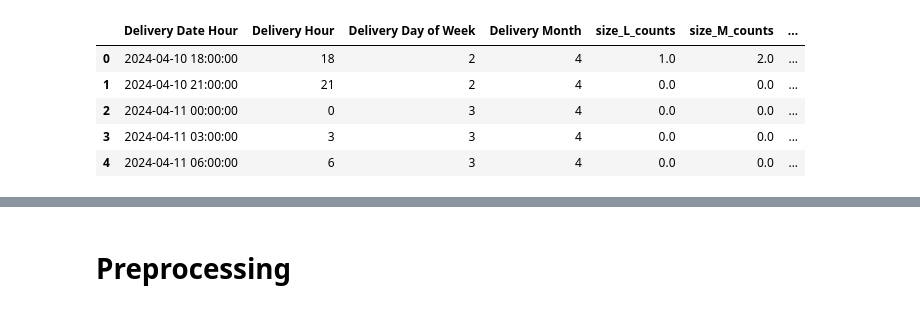
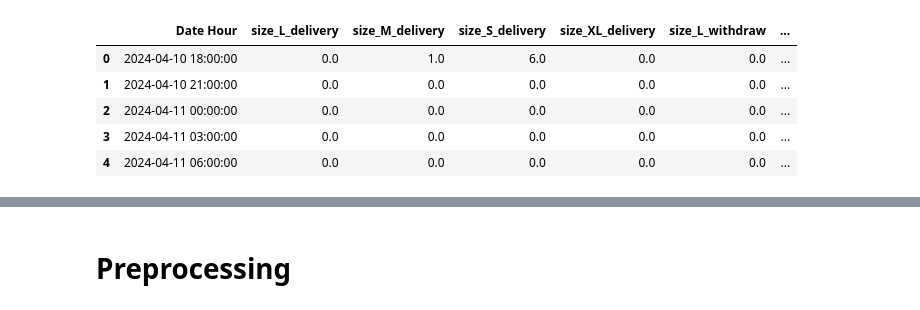
Before and after one commit to chauanphu/pl-forecasting, a Jupyter notebook: solution.ipynb, the cells around one changed output, grey strips where cells are left out. Cells and saved outputs as stored; diff of their text form; code cells hidden in the pictures.

```diff
--- a/solution.ipynb
+++ b/solution.ipynb
@@ -9,35 +8,67 @@ from sklearn.model_selection import GridSearchCV
 # %%
 LOCKER_NAME = "508-1"
-LOCKER_SIZE = "L"
-SIZE_FEATURE = f"size_{LOCKER_SIZE}_counts"
+LOCKER_SIZE = "S"
+SIZE_WITHDRAW = f"size_{LOCKER_SIZE}_withdraw"
+SIZE_DELIVERY = f"size_{LOCKER_SIZE}_delivery"
+
+# Load and parse
 df = pd.read_csv(f'dataset/lockers/{LOCKER_NAME}.csv')
-df['Delivery Date Hour'] = pd.to_datetime(df['Delivery Date Hour'])
-df.set_index('Delivery Date Hour', inplace=True)
+df['Date Hour'] = pd.to_datetime(df['Date Hour'])
 
-# Resample to 3-hour intervals, summing the counts
-df = df.resample('3h').sum().reset_index()
-# Add lag features
-df['lag_1'] = df[SIZE_FEATURE].shift(1)
-df['lag_2'] = df[SIZE_FEATURE].shift(2)
-# Calculate hours since last record
-# df['hours_since_last'] = df['Delivery Date Hour'].diff().dt.total_seconds() / 3600
-# df = df.fillna(0)
+# Set datetime index and resample to 3-hour intervals (keep as index for time-aware rolling)
+df = df.set_index('Date Hour')
+df = df.resample('3h').sum()
 
+# Add cumulative delivery features for each size using integer windows on the 3h-resampled series.
+# Use min_periods=1 so partial windows at the beginning still produce sums instead of NaN.
+# size_delivery_cols = [col for col in df.columns if col.endswith('_delivery')]
+# for col in size_delivery_cols:
+#     df[f'{col}_last_6h'] = df[col].rolling(window=2, min_periods=1).sum()   # 6 hours = 2 * 3h
+#     df[f'{col}_last_18h'] = df[col].rolling(window=6, min_periods=1).sum()  # 18 hours = 6 * 3h
+#     df[f'{col}_last_1d'] = df[col].rolling(window=8, min_periods=1).sum()    # 1 day = 8 * 3h
+#     df[f'{col}_last_2d'] = df[col].rolling(window=16, min_periods=1).sum()   # 2 days = 16 * 3h
+
+# If you also want withdraw cumulative features, uncomment and adapt the following:
+# size_withdraw_cols = [col for col in df.columns if col.endswith('_withdraw')]
+# for col in size_withdraw_cols:
+#     df[f'{col}_last_6h'] = df[col].rolling(window=2, min_periods=1).sum()
+#     ...
+
+# Optional: simple rolling aggregates for the selected size (kept for compatibility)
+df[f'delivery_3h'] = df[SIZE_DELIVERY].rolling(window=1, min_periods=1).sum()
+df[f'delivery_6h'] = df[SIZE_DELIVERY].rolling(window=2, min_periods=1).sum()
+df[f'delivery_18h'] = df[SIZE_DELIVERY].rolling(window=6, min_periods=1).sum()
+df[f'delivery_1d'] = df[SIZE_DELIVERY].rolling(window=8, min_periods=1).sum()
+df[f'delivery_2d'] = df[SIZE_DELIVERY].rolling(window=16, min_periods=1).sum()
+
+df[f'withdraw_6h'] = df[SIZE_WITHDRAW].shift(1).rolling(window=2, min_periods=1).sum()
+df[f'withdraw_18h'] = df[SIZE_WITHDRAW].shift(1).rolling(window=6, min_periods=1).sum()
+df[f'withdraw_1d'] = df[SIZE_WITHDRAW].shift(1).rolling(window=8, min_periods=1).sum()
+df[f'withdraw_2d'] = df[SIZE_WITHDRAW].shift(1).rolling(window=16, min_periods=1).sum()
+
+
+# Reset index so downstream code expecting 'Date Hour' column continues to work
+df = df.reset_index()
+
+# Fill NaNs (should be none because min_periods=1) and derive time features
 df = df.fillna(0)
-df['Delivery Hour'] = df['Delivery Date Hour'].dt.hour
-df['Delivery Day of Week'] = df['Delivery Date Hour'].dt.dayofweek
-df['Delivery Month'] = df['Delivery Date Hour'].dt.month
-df['IsBusinessHour'] = df['Delivery Date Hour'].apply(lambda x: 1 if 9 <= x.hour <= 17 else 0)
-df['IsBusinessHour'] = df['Delivery Date Hour'].apply(lambda x: 1 if 9 <= x.hour <= 17 else 0)
-df['IsWeekend'] = df['Delivery Date Hour'].dt.dayofweek.apply(lambda x: 1 if x >= 5 else 0)
+df['Hour'] = df['Date Hour'].dt.hour
+df['Day of Week'] = df['Date Hour'].dt.dayofweek
+df['Month'] = df['Date Hour'].dt.month
+df['IsBusinessHour'] = df['Date Hour'].apply(lambda x: 1 if (9 <= x.hour <= 11) | (13 <= x.hour < 17) else 0)
+df['IsPeakHour'] = df['Date Hour'].apply(lambda x: 1 if 17 <= x.hour <= 20 else 0)
+df['IsWeekend'] = df['Date Hour'].dt.dayofweek.apply(lambda x: 1 if x >= 5 else 0)
 
-df.drop(columns=['IsIndoor'], inplace=True)
+# Drop IsIndoor if present
+if 'IsIndoor' in df.columns:
+    df = df.drop(columns=['IsIndoor'])
+
 df.head()
 # %% [output]
-|  | Delivery Date Hour | Delivery Hour | Delivery Day of Week | Delivery Month | size_L_counts | size_M_counts | ... |
-| 0 | 2024-04-10 18:00:00 | 18 | 2 | 4 | 1.0 | 2.0 | ... |
-| 1 | 2024-04-10 21:00:00 | 21 | 2 | 4 | 0.0 | 0.0 | ... |
-| 2 | 2024-04-11 00:00:00 | 0 | 3 | 4 | 0.0 | 0.0 | ... |
-| 3 | 2024-04-11 03:00:00 | 3 | 3 | 4 | 0.0 | 0.0 | ... |
-| 4 | 2024-04-11 06:00:00 | 6 | 3 | 4 | 0.0 | 0.0 | ... |
+|  | Date Hour | size_L_delivery | size_M_delivery | size_S_delivery | size_XL_delivery | size_L_withdraw | ... |
+| 0 | 2024-04-10 18:00:00 | 0.0 | 1.0 | 6.0 | 0.0 | 0.0 | ... |
+| 1 | 2024-04-10 21:00:00 | 0.0 | 0.0 | 0.0 | 0.0 | 0.0 | ... |
+| 2 | 2024-04-11 00:00:00 | 0.0 | 0.0 | 0.0 | 0.0 | 0.0 | ... |
+| 3 | 2024-04-11 03:00:00 | 0.0 | 0.0 | 0.0 | 0.0 | 0.0 | ... |
+| 4 | 2024-04-11 06:00:00 | 0.0 | 0.0 | 0.0 | 0.0 | 0.0 | ... |
 # %%
```
Also changed, not shown: parts of 13 cells of this notebook, 3 other files.
